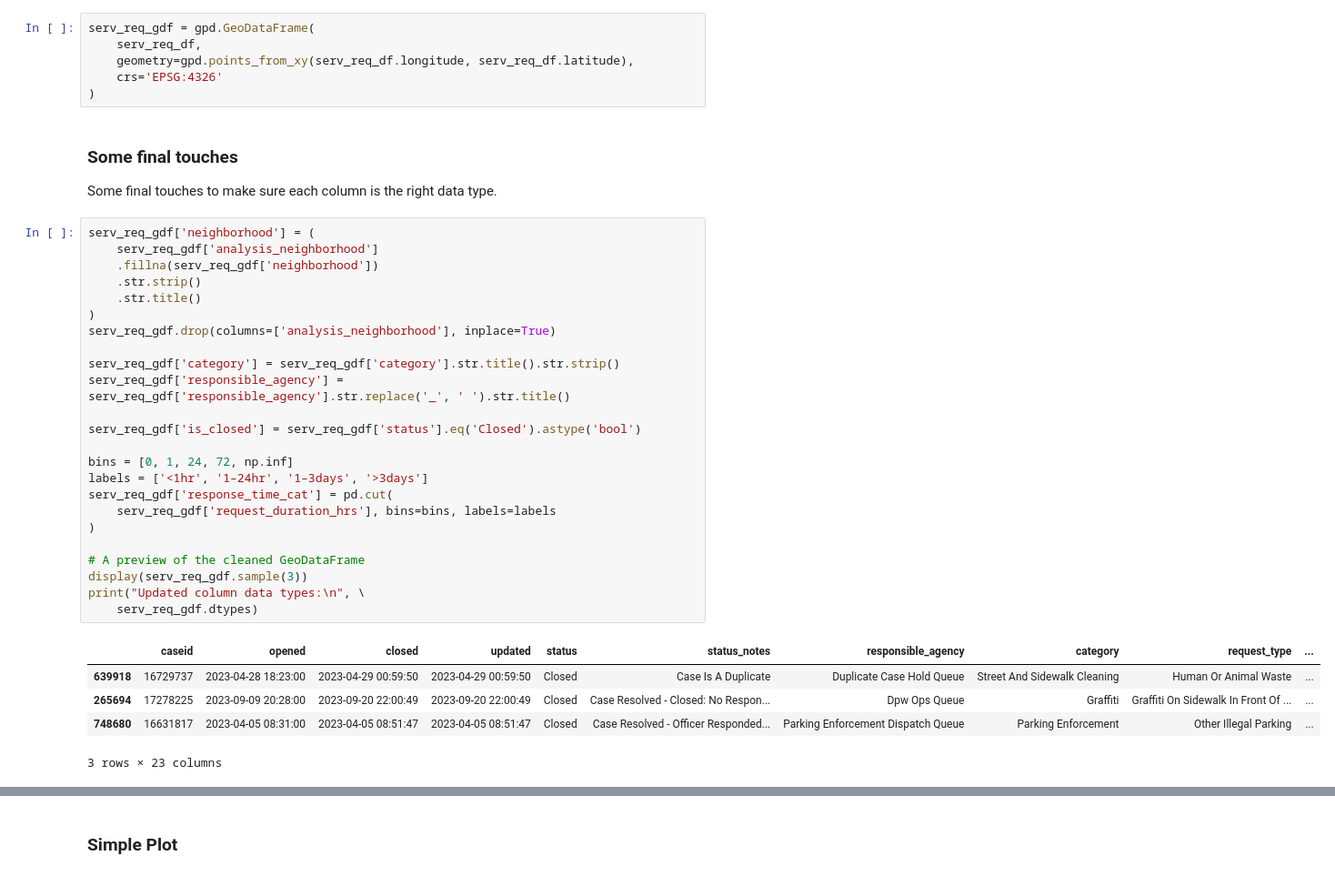
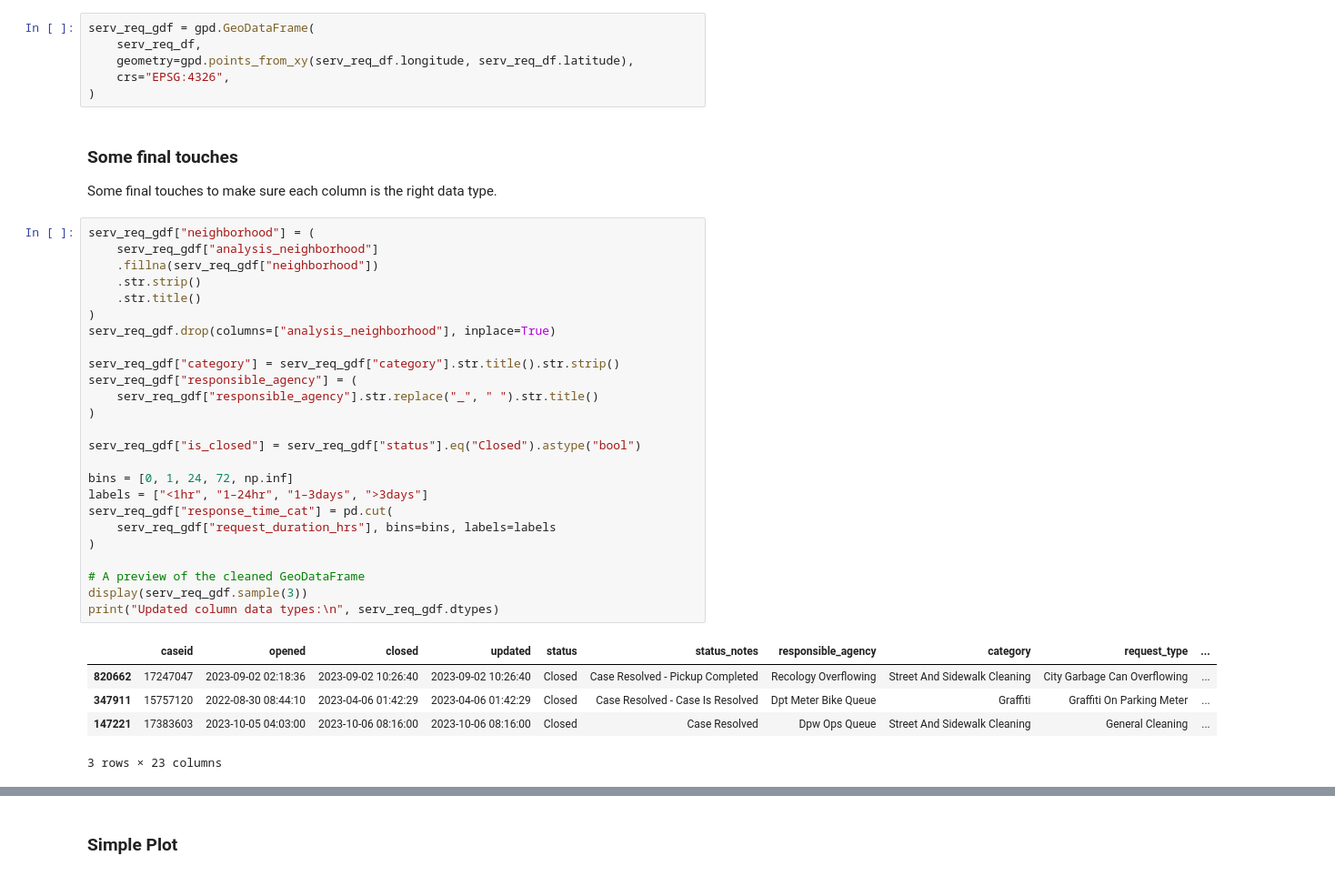
Before and after one commit to manpazito/311-neighborhood-equity, a Jupyter notebook: processing_data.ipynb, the cells around one changed output, grey strips where cells are left out. Shown at 91% size. Saved outputs shown, nothing was run; the diff lists cells and outputs as text.

Commit message:
Updated data processing notebook.

```diff
--- a/processing_data.ipynb
+++ b/processing_data.ipynb
@@ -151,41 +156,42 @@ serv_req_df['request_duration_hrs'] = (
 serv_req_gdf = gpd.GeoDataFrame(
     serv_req_df,
     geometry=gpd.points_from_xy(serv_req_df.longitude, serv_req_df.latitude),
-    crs='EPSG:4326'
+    crs="EPSG:4326",
 )
 # %% [markdown]
 ### Some final touches
 
 Some final touches to make sure each column is the right data type.
 # %%
-serv_req_gdf['neighborhood'] = (
-    serv_req_gdf['analysis_neighborhood']
-    .fillna(serv_req_gdf['neighborhood'])
+serv_req_gdf["neighborhood"] = (
+    serv_req_gdf["analysis_neighborhood"]
+    .fillna(serv_req_gdf["neighborhood"])
     .str.strip()
     .str.title()
 )
-serv_req_gdf.drop(columns=['analysis_neighborhood'], inplace=True)
+serv_req_gdf.drop(columns=["analysis_neighborhood"], inplace=True)
 
-serv_req_gdf['category'] = serv_req_gdf['category'].str.title().str.strip()
-serv_req_gdf['responsible_agency'] = serv_req_gdf['responsible_agency'].str.replace('_', ' ').str.title()
+serv_req_gdf["category"] = serv_req_gdf["category"].str.title().str.strip()
+serv_req_gdf["responsible_agency"] = (
+    serv_req_gdf["responsible_agency"].str.replace("_", " ").str.title()
+)
 
-serv_req_gdf['is_closed'] = serv_req_gdf['status'].eq('Closed').astype('bool')
+serv_req_gdf["is_closed"] = serv_req_gdf["status"].eq("Closed").astype("bool")
 
 bins = [0, 1, 24, 72, np.inf]
-labels = ['<1hr', '1–24hr', '1–3days', '>3days']
-serv_req_gdf['response_time_cat'] = pd.cut(
-    serv_req_gdf['request_duration_hrs'], bins=bins, labels=labels
+labels = ["<1hr", "1–24hr", "1–3days", ">3days"]
+serv_req_gdf["response_time_cat"] = pd.cut(
+    serv_req_gdf["request_duration_hrs"], bins=bins, labels=labels
 )
 
 # A preview of the cleaned GeoDataFrame
 display(serv_req_gdf.sample(3))
-print("Updated column data types:\n", \
-    serv_req_gdf.dtypes)
+print("Updated column data types:\n", serv_req_gdf.dtypes)
 # %% [output]
 |  | caseid | opened | closed | updated | status | status_notes | responsible_agency | category | request_type | ... |
-| 639918 | 16729737 | 2023-04-28 18:23:00 | 2023-04-29 00:59:50 | 2023-04-29 00:59:50 | Closed | Case Is A Duplicate | Duplicate Case Hold Queue | Street And Sidewalk Cleaning | Human Or Animal Waste | ... |
-| 265694 | 17278225 | 2023-09-09 20:28:00 | 2023-09-20 22:00:49 | 2023-09-20 22:00:49 | Closed | Case Resolved - Closed: No Respon... | Dpw Ops Queue | Graffiti | Graffiti On Sidewalk In Front Of ... | ... |
-| 748680 | 16631817 | 2023-04-05 08:31:00 | 2023-04-05 08:51:47 | 2023-04-05 08:51:47 | Closed | Case Resolved - Officer Responded... | Parking Enforcement Dispatch Queue | Parking Enforcement | Other Illegal Parking | ... |
+| 820662 | 17247047 | 2023-09-02 02:18:36 | 2023-09-02 10:26:40 | 2023-09-02 10:26:40 | Closed | Case Resolved - Pickup Completed | Recology Overflowing | Street And Sidewalk Cleaning | City Garbage Can Overflowing | ... |
+| 347911 | 15757120 | 2022-08-30 08:44:10 | 2023-04-06 01:42:29 | 2023-04-06 01:42:29 | Closed | Case Resolved - Case Is Resolved | Dpt Meter Bike Queue | Graffiti | Graffiti On Parking Meter | ... |
+| 147221 | 17383603 | 2023-10-05 04:03:00 | 2023-10-06 08:16:00 | 2023-10-06 08:16:00 | Closed | Case Resolved | Dpw Ops Queue | Street And Sidewalk Cleaning | General Cleaning | ... |
 3 rows × 23 columns
 Updated column data types:
  caseid                           int64
```
Also changed, not shown: parts of 15 cells of this notebook.
